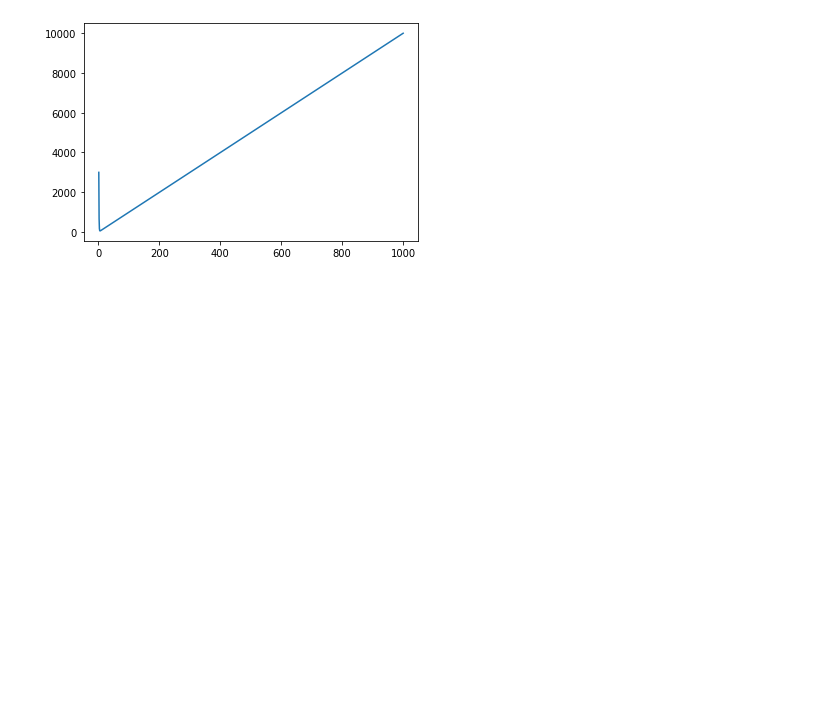
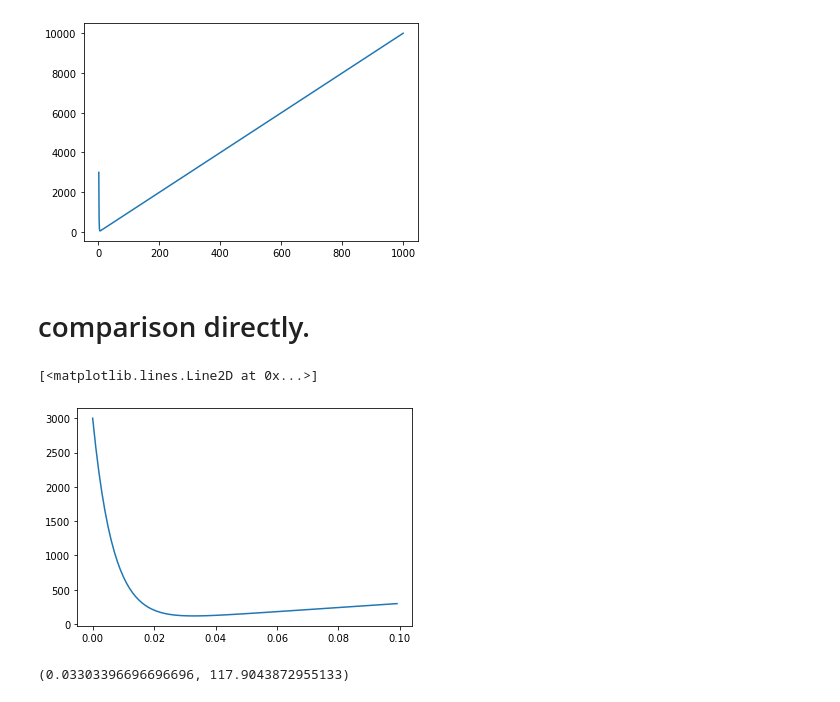
Before and after one commit to michaelneuder/continued-participation, a Jupyter notebook: copar-2.ipynb, the cells around one changed output. Saved outputs shown, nothing was run; the diff lists cells and outputs as text; code cells hidden in the pictures; blank space fills up the shorter version.

```diff
--- a/copar-2.ipynb
+++ b/copar-2.ipynb
@@ -278,3 +297,32 @@ plt.plot(k_range, costs)
 # %% [output]
 [<matplotlib.lines.Line2D at 0x...>]
 [figure]
+# %% [markdown]
+# comparison directly.
+# %%
+C = 3000
+B = 50
+
+m = 150
+n = 3000
+q = m/n
+# %%
+def expected_cost_lot(p, m, n, C):
+    one_minus_p = 1 - p
+    term1 = one_minus_p**m * C
+    term2 = (1 - one_minus_p**m) * (n * p) / (1 - one_minus_p**n)
+    return term1 + term2
+# %%
+p_grid   = np.linspace(1e-6, 1 - 1e-6, 1000)
+lot_cost = expected_cost_lot(p_grid, m, n, C)
+# %%
+lb, ub = 0, 100
+plt.plot(p_grid[lb:ub], lot_cost[lb:ub])
+# %% [output]
+[<matplotlib.lines.Line2D at 0x...>]
+[figure, added]
+# %%
+p_star = p_grid[np.argmin(lot_cost)]
+p_star, expected_cost_lot(p_star, m, n, C)
+# %% [output]
+(0.03303396696696696, 117.9043872955133)
```
Also changed, not shown: parts of 14 cells of this notebook.
